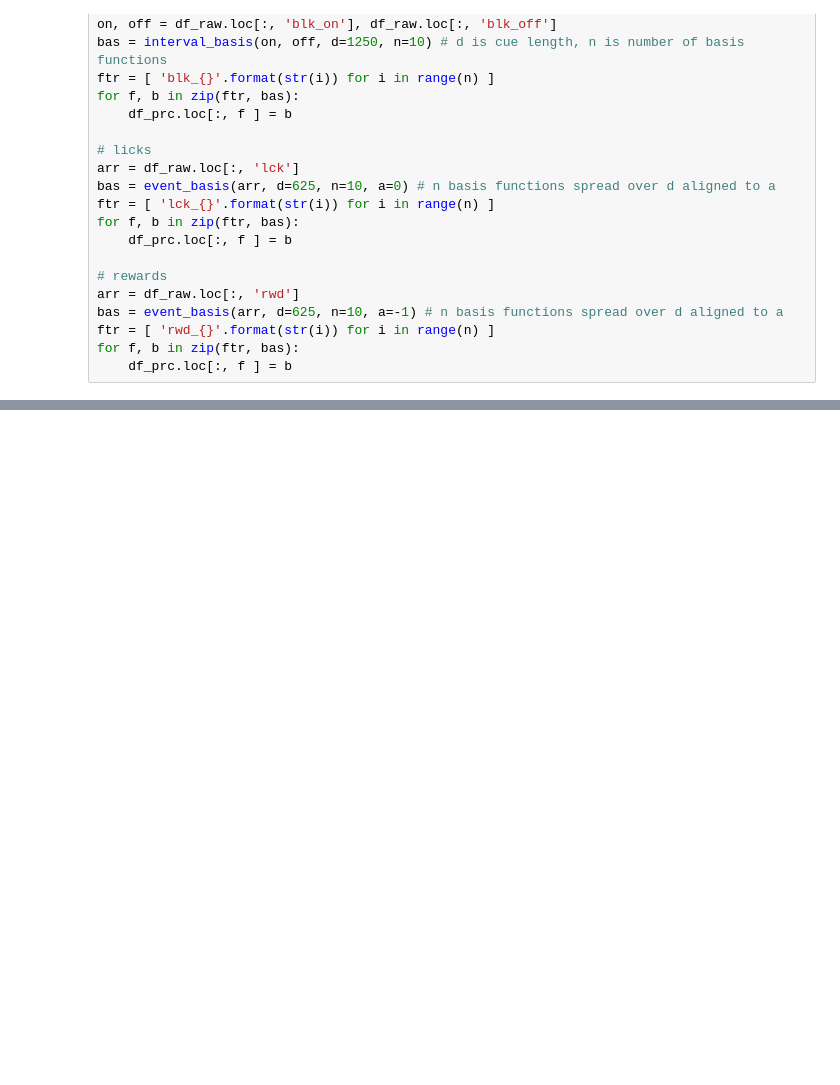
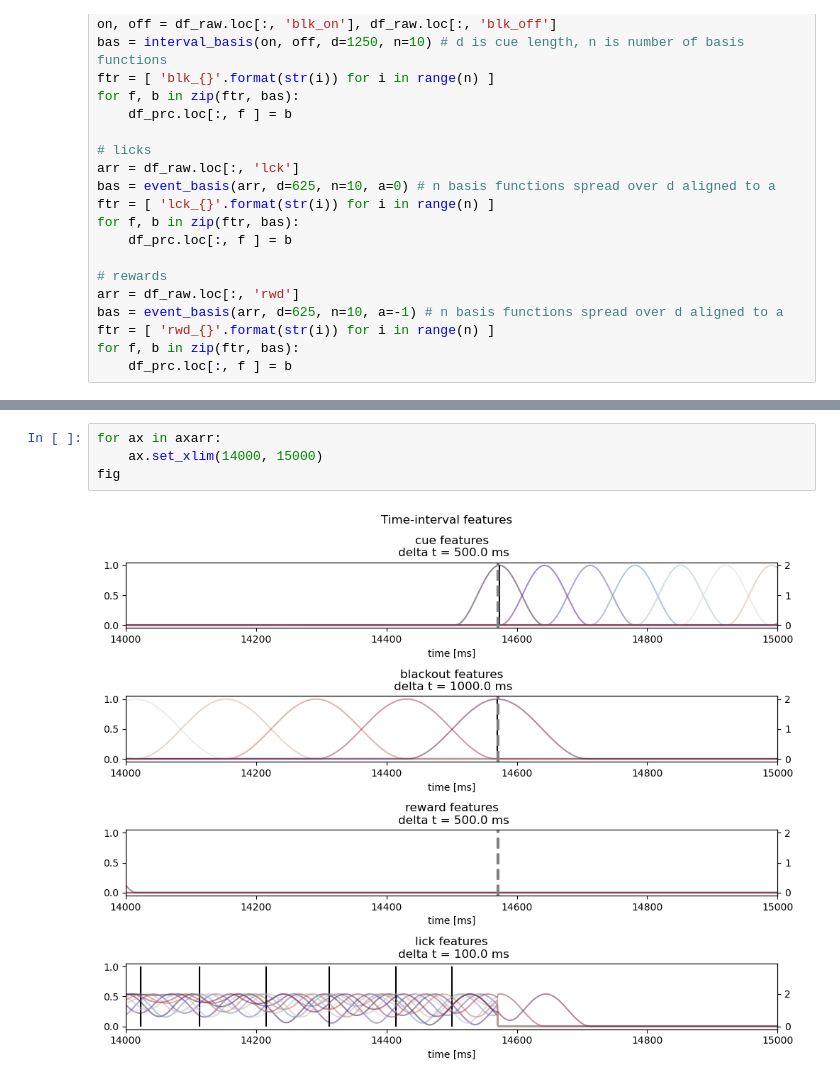
Before and after one commit to the-wang-lab/active_task_encoding_model, a Jupyter notebook: visualize_data.ipynb, the cells around one changed output, grey strips where cells are left out. Drawn from its saved outputs; the diff is of its cells as text; blank space fills up the shorter version.

```diff
--- a/visualize_data.ipynb
+++ b/visualize_data.ipynb
@@ -579,0 +469,6 @@ fig.tight_layout()
+# %%
+for ax in axarr:
+    ax.set_xlim(14000, 15000)
+fig
+# %% [output]
+[figure, added]
```
Also changed, not shown: parts of 5 cells of this notebook.
